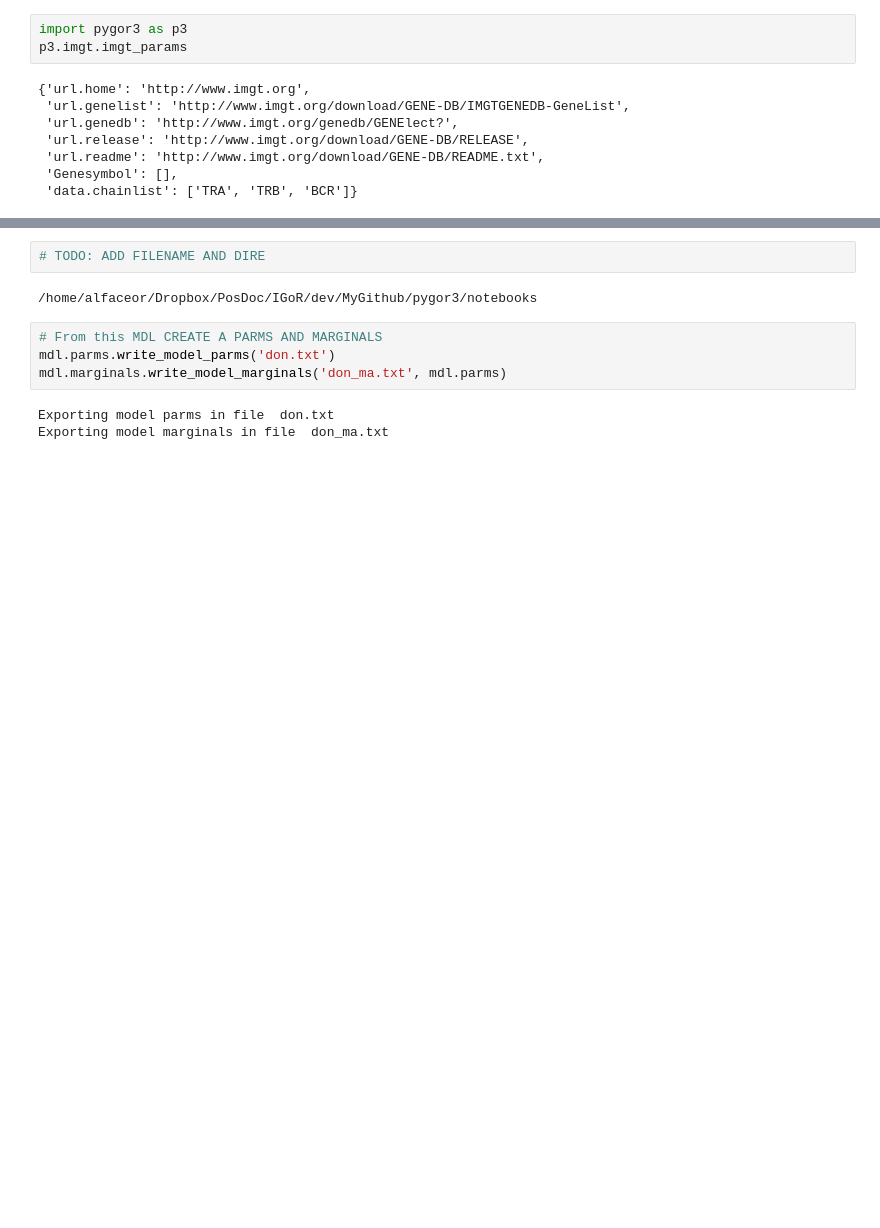
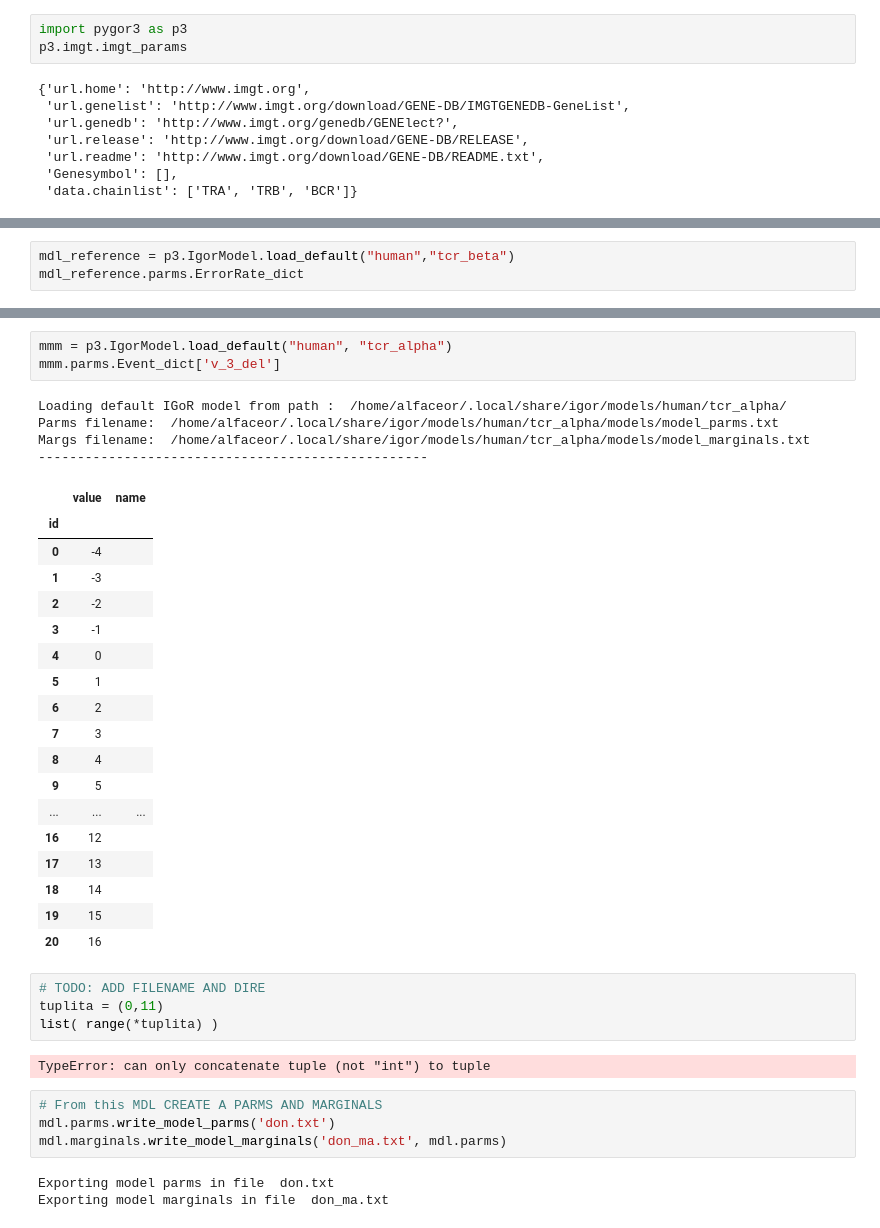
Before and after one commit to statbiophys/pygor3, a Jupyter notebook: notebooks/d02_EditModel.ipynb, the cells around one changed output, grey strips where cells are left out. Drawn from its saved outputs; the diff is of its cells as text; blank space fills up the shorter version.

```diff
--- a/notebooks/d02_EditModel.ipynb
+++ b/notebooks/d02_EditModel.ipynb
@@ -220,0 +254,3 @@ X02987|TRBJ2-7*02|Homo sapiens|ORF|J-REGION|1890..1936|47 nt|2| | | | |47+0=47|
+# %%
+mdl_reference = p3.IgorModel.load_default("human","tcr_beta")
+mdl_reference.parms.ErrorRate_dict
@@ -221,7 +306,35 @@ X02987|TRBJ2-7*02|Homo sapiens|ORF|J-REGION|1890..1936|47 nt|2| | | | |47+0=47|
+# %%
+mmm = p3.IgorModel.load_default("human", "tcr_alpha")
+mmm.parms.Event_dict['v_3_del']
+# %% [output]
+Loading default IGoR model from path :  /home/alfaceor/.local/share/igor/models/human/tcr_alpha/
+Parms filename:  /home/alfaceor/.local/share/igor/models/human/tcr_alpha/models/model_parms.txt
+Margs filename:  /home/alfaceor/.local/share/igor/models/human/tcr_alpha/models/model_marginals.txt
+--------------------------------------------------
+|  | value | name |
+| id |  |  |
+| 0 | -4 |  |
+| 1 | -3 |  |
+| 2 | -2 |  |
+| 3 | -1 |  |
+| 4 | 0 |  |
+| 5 | 1 |  |
+| 6 | 2 |  |
+| 7 | 3 |  |
+| 8 | 4 |  |
+| 9 | 5 |  |
+| ... | ... | ... |
+| 16 | 12 |  |
+| 17 | 13 |  |
+| 18 | 14 |  |
+| 19 | 15 |  |
+| 20 | 16 |  |
 # %%
 # TODO: ADD FILENAME AND DIRE
+tuplita = (0,11)
+list( range(*tuplita) )
 # %% [output]
-/home/alfaceor/Dropbox/PosDoc/IGoR/dev/MyGithub/pygor3/notebooks
+TypeError: can only concatenate tuple (not "int") to tuple
 # %%
 # From this MDL CREATE A PARMS AND MARGINALS
 mdl.parms.write_model_parms('don.txt')
```
Also changed, not shown: parts of 12 cells of this notebook, 12 other files.
